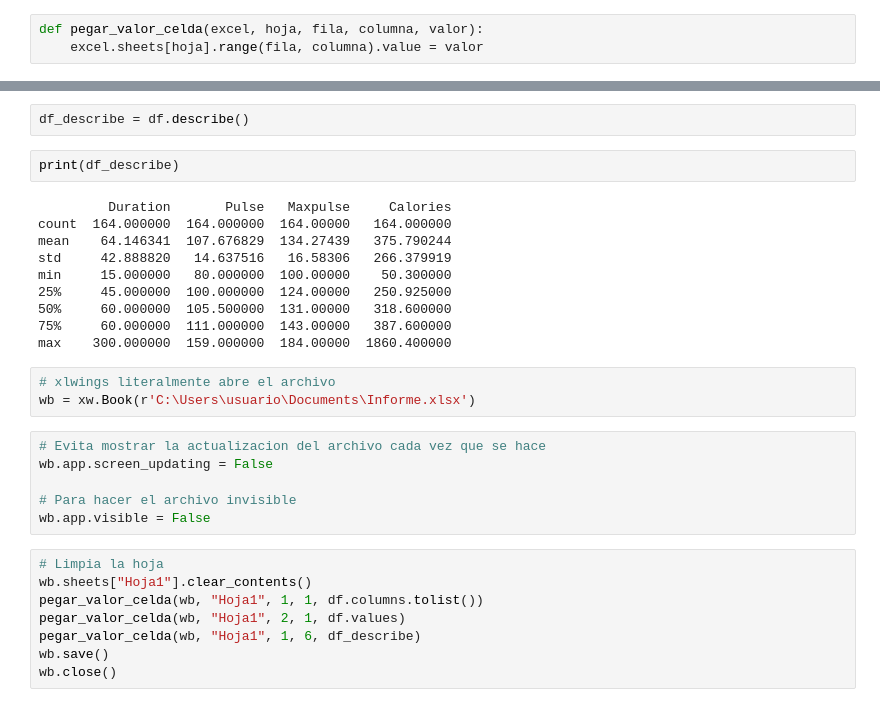
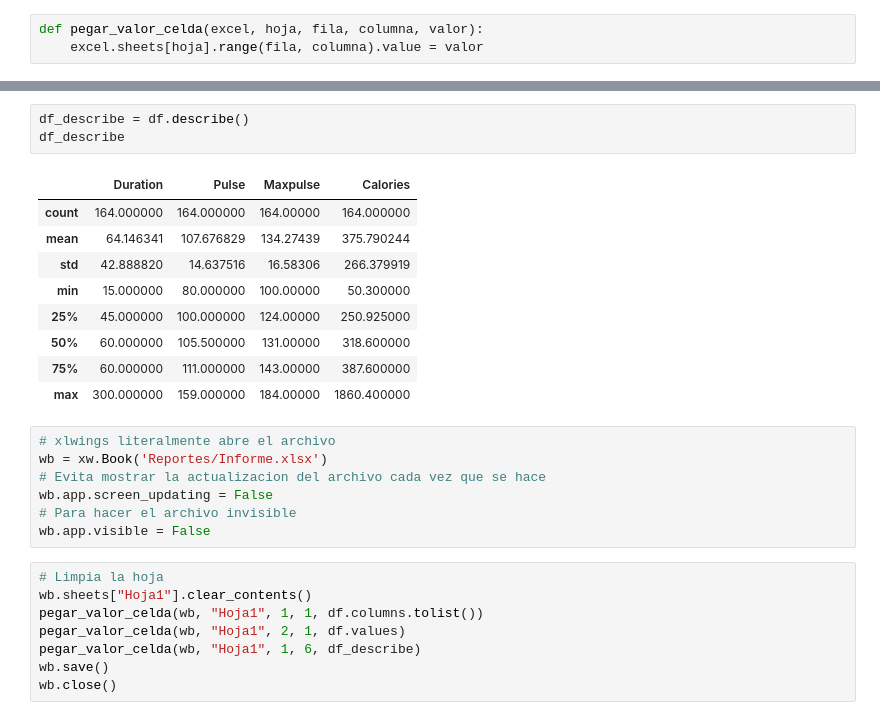
Before and after one commit to ArniFuentes/Python, a Jupyter notebook: Conexion-Excel.ipynb, the cells around one changed output, grey strips where cells are left out. Cells and saved outputs as stored; diff of their text form.

```diff
--- a/Conexion-Excel.ipynb
+++ b/Conexion-Excel.ipynb
@@ -16,26 +44,23 @@ df.dropna(inplace=True)
 # %%
 df_describe = df.describe()
+df_describe
+# %% [output]
+|  | Duration | Pulse | Maxpulse | Calories |
+| count | 164.000000 | 164.000000 | 164.00000 | 164.000000 |
+| mean | 64.146341 | 107.676829 | 134.27439 | 375.790244 |
+| std | 42.888820 | 14.637516 | 16.58306 | 266.379919 |
+| min | 15.000000 | 80.000000 | 100.00000 | 50.300000 |
+| 25% | 45.000000 | 100.000000 | 124.00000 | 250.925000 |
+| 50% | 60.000000 | 105.500000 | 131.00000 | 318.600000 |
+| 75% | 60.000000 | 111.000000 | 143.00000 | 387.600000 |
+| max | 300.000000 | 159.000000 | 184.00000 | 1860.400000 |
-# %%
-print(df_describe)
-# %% [output]
-         Duration       Pulse   Maxpulse     Calories
-count  164.000000  164.000000  164.00000   164.000000
-mean    64.146341  107.676829  134.27439   375.790244
-std     42.888820   14.637516   16.58306   266.379919
-min     15.000000   80.000000  100.00000    50.300000
-25%     45.000000  100.000000  124.00000   250.925000
-50%     60.000000  105.500000  131.00000   318.600000
-75%     60.000000  111.000000  143.00000   387.600000
-max    300.000000  159.000000  184.00000  1860.400000
 # %%
 # xlwings literalmente abre el archivo
-wb = xw.Book(r'C:\Users\usuario\Documents\Informe.xlsx')
+wb = xw.Book('Reportes/Informe.xlsx')
+# Evita mostrar la actualizacion del archivo cada vez que se hace
+wb.app.screen_updating = False
+# Para hacer el archivo invisible
+wb.app.visible = False
-# %%
-# Evita mostrar la actualizacion del archivo cada vez que se hace
-wb.app.screen_updating = False
-
-# Para hacer el archivo invisible
-wb.app.visible = False
 # %%
 # Limpia la hoja
 wb.sheets["Hoja1"].clear_contents()
```
Also changed, not shown: parts of 8 cells of this notebook.
